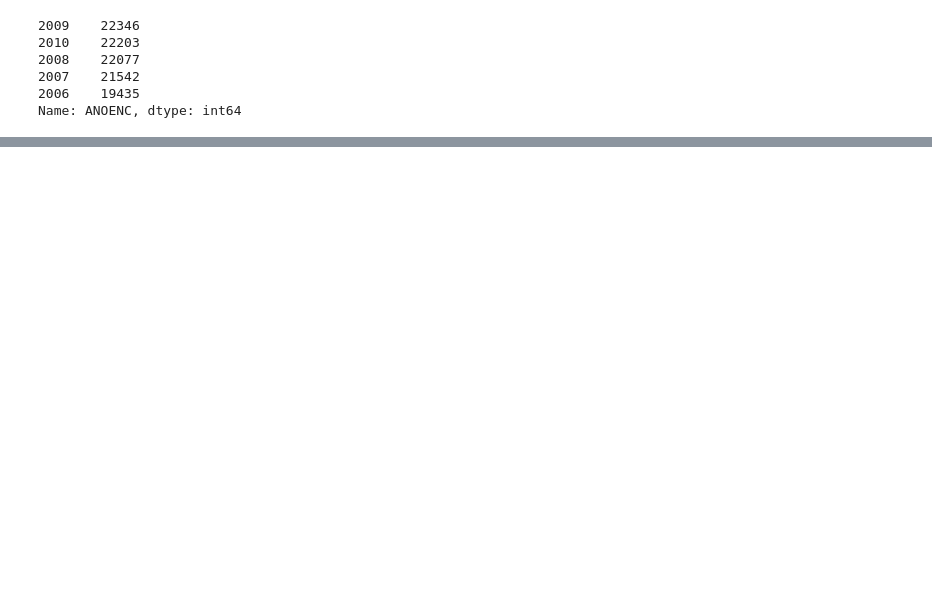
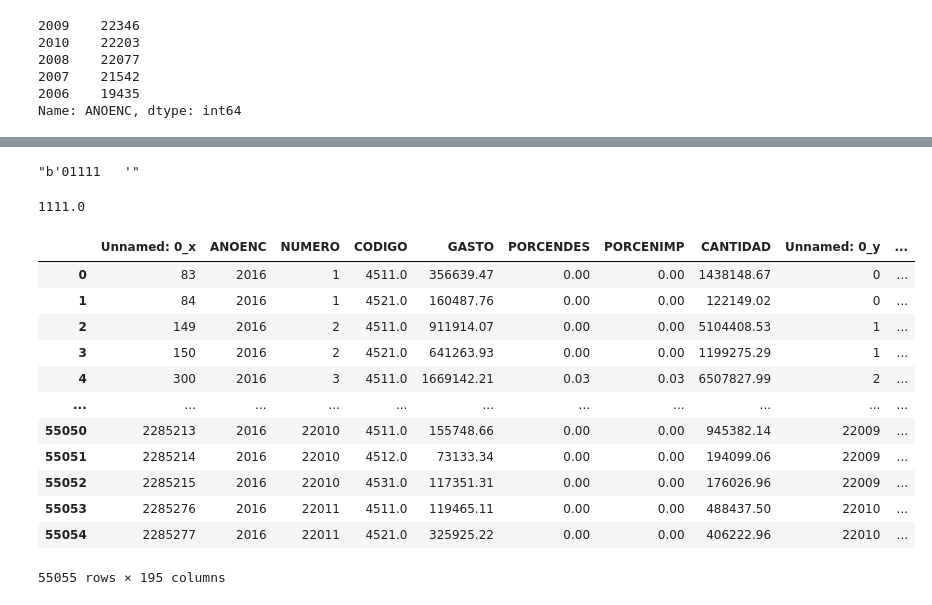
Before and after one commit to fserrey/aca-water-affordability, a Jupyter notebook: notebooks/dec_notebooks/2_auto_read_dump.ipynb, the cells around one changed output, grey strips where cells are left out. Cells and saved outputs as stored; diff of their text form; code cells hidden in the pictures; blank space fills up the shorter version.

```diff
--- a/notebooks/dec_notebooks/2_auto_read_dump.ipynb
+++ b/notebooks/dec_notebooks/2_auto_read_dump.ipynb
@@ -185,0 +199,4 @@ gastos_tabla.head(1)
+# %%
+gastos_tabla = pd.read_csv('../../../../ACA_project/docs_table/gastos_tablas/gastos_I_2016.csv')
+hogar_tabla = pd.read_csv('/home/fserrey/gitrep/ACA_project/docs_table/hogar_tablas/hogar_2016.csv')
+gastos_tabla.head()
@@ -185,0 +210,35 @@ gastos_tabla.head(1)
+# %%
+gastos_tabla.CODIGO[0]
+# %% [output]
+"b'01111   '"
+# %%
+some_values = list(range(4511,4551))
+gastos_tabla['CODIGO'] = gastos_tabla['CODIGO'].apply(lambda x: x.split("'")[1])
+gastos_tabla['CODIGO'] = gastos_tabla['CODIGO'].apply(lambda x: int(x.split(" ")[0]) if str(x.split(" ")[0]).isdigit() else None)
+
+hogar_tabla['CCAA'] = hogar_tabla['CCAA'].apply(lambda x: x.split("'")[1])
+hogar_tabla['CCAA'] = hogar_tabla['CCAA'].apply(lambda x: int(x.split(" ")[0]) if str(x.split(" ")[0]).isdigit() else None)
+# %%
+
+gastos_tabla.CODIGO[0]
+# %% [output]
+1111.0
+# %%
+gastos_filt = gastos_tabla.loc[gastos_tabla['CODIGO'].isin(some_values)]
+new_df = pd.merge(gastos_filt, hogar_tabla, how='left', on=['ANOENC','NUMERO'])
+# %%
+new_df
+# %% [output]
+|  | Unnamed: 0_x | ANOENC | NUMERO | CODIGO | GASTO | PORCENDES | PORCENIMP | CANTIDAD | Unnamed: 0_y | ... |
+| 0 | 83 | 2016 | 1 | 4511.0 | 356639.47 | 0.00 | 0.00 | 1438148.67 | 0 | ... |
+| 1 | 84 | 2016 | 1 | 4521.0 | 160487.76 | 0.00 | 0.00 | 122149.02 | 0 | ... |
+| 2 | 149 | 2016 | 2 | 4511.0 | 911914.07 | 0.00 | 0.00 | 5104408.53 | 1 | ... |
+| 3 | 150 | 2016 | 2 | 4521.0 | 641263.93 | 0.00 | 0.00 | 1199275.29 | 1 | ... |
+| 4 | 300 | 2016 | 3 | 4511.0 | 1669142.21 | 0.03 | 0.03 | 6507827.99 | 2 | ... |
+| ... | ... | ... | ... | ... | ... | ... | ... | ... | ... | ... |
+| 55050 | 2285213 | 2016 | 22010 | 4511.0 | 155748.66 | 0.00 | 0.00 | 945382.14 | 22009 | ... |
+| 55051 | 2285214 | 2016 | 22010 | 4512.0 | 73133.34 | 0.00 | 0.00 | 194099.06 | 22009 | ... |
+| 55052 | 2285215 | 2016 | 22010 | 4531.0 | 117351.31 | 0.00 | 0.00 | 176026.96 | 22009 | ... |
+| 55053 | 2285276 | 2016 | 22011 | 4511.0 | 119465.11 | 0.00 | 0.00 | 488437.50 | 22010 | ... |
+| 55054 | 2285277 | 2016 | 22011 | 4521.0 | 325925.22 | 0.00 | 0.00 | 406222.96 | 22010 | ... |
+55055 rows × 195 columns
```
Also changed, not shown: parts of 28 cells of this notebook, 4 other files.
